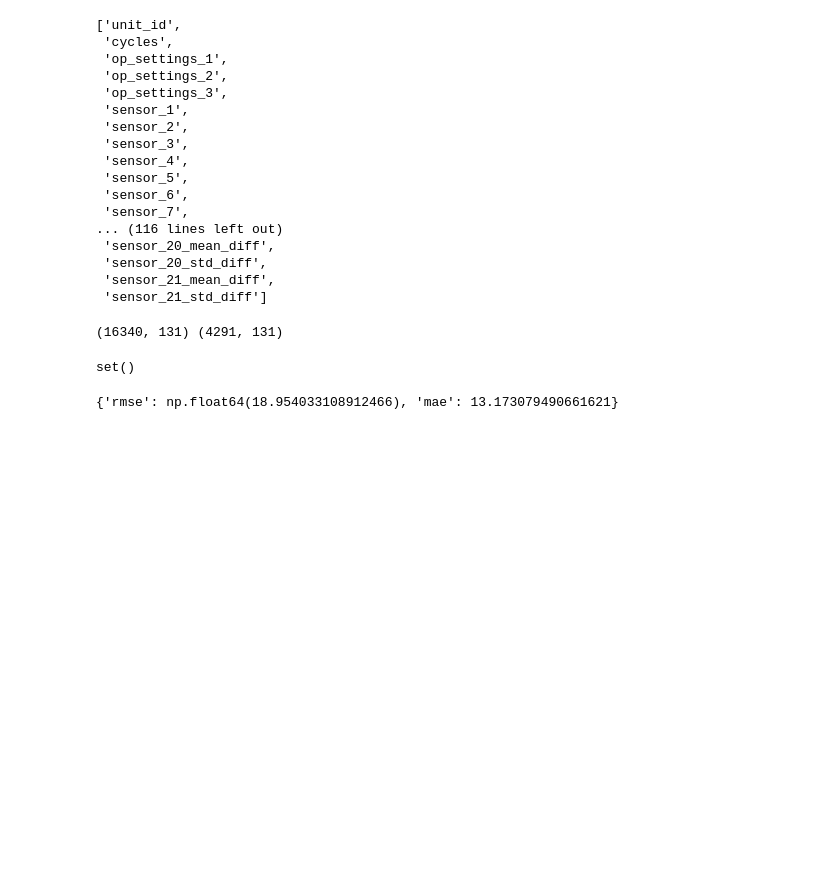
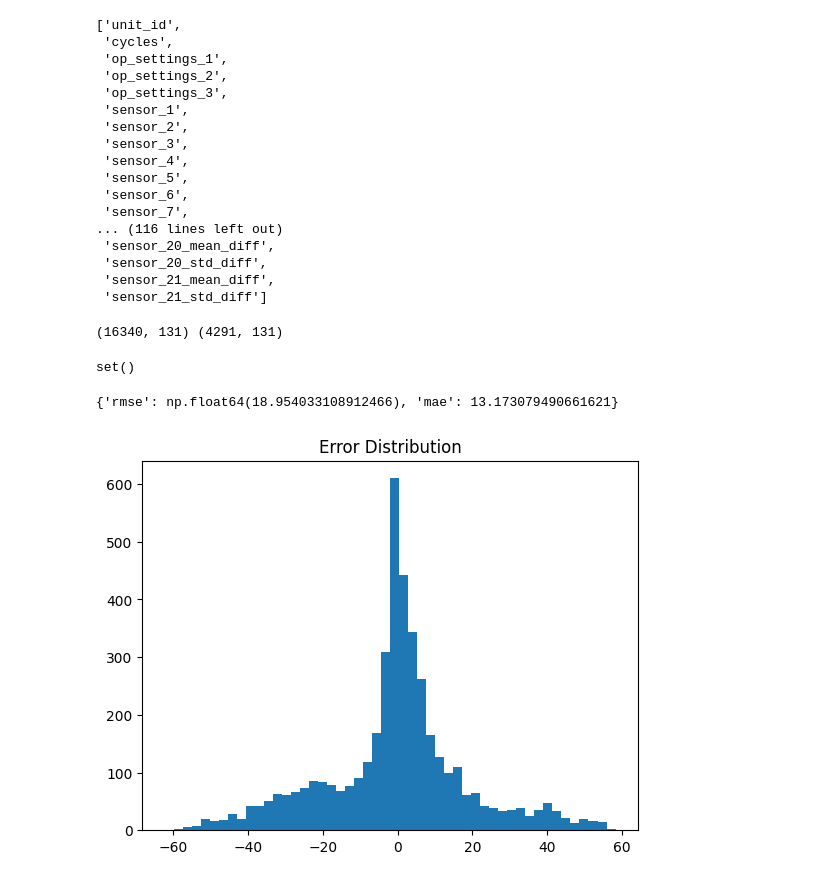
Before and after one commit to eusobergsu/predictive-maintenance-rul-turbofan, a Jupyter notebook: notebooks/01_data_loading.ipynb, the cells around one changed output. Cells and saved outputs as stored; diff of their text form; code cells hidden in the pictures; blank space fills up the shorter version.

Commit message:
feat: add model evaluation and feature importance analysis

```diff
--- a/notebooks/01_data_loading.ipynb
+++ b/notebooks/01_data_loading.ipynb
@@ -108,3 +108,13 @@ metrics = evaluate_model(model, X_test, y_test)
 print(metrics)
 # %% [output]
 {'rmse': np.float64(18.954033108912466), 'mae': 13.173079490661621}
+# %%
+import matplotlib.pyplot as plt
+
+errors = y_test - model.predict(X_test)
+
+plt.hist(errors, bins=50)
+plt.title("Error Distribution")
+plt.show()
+# %% [output]
+[figure, added]
```
Also changed, not shown: parts of 2 cells of this notebook.
